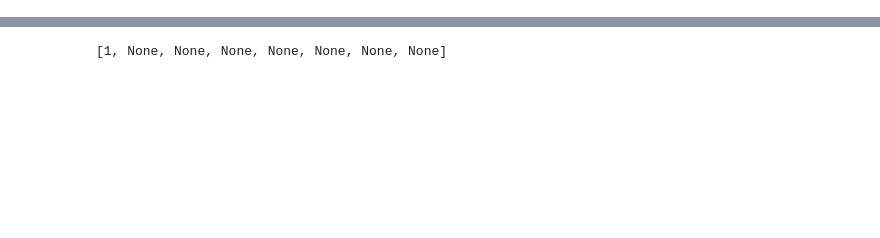
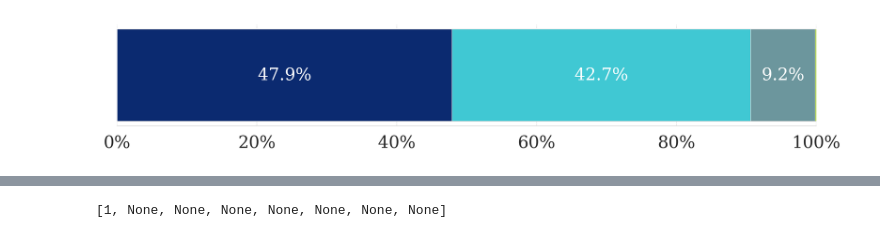
Before and after one commit to filipditrich/master-thesis, a Jupyter notebook: thesis/figures/charts/charts.ipynb, the cells around one changed output, grey strips where cells are left out. Cells and saved outputs as stored; diff of their text form; code cells hidden in the pictures; blank space fills up the shorter version.

```diff
--- a/thesis/figures/charts/charts.ipynb
+++ b/thesis/figures/charts/charts.ipynb
@@ -105,7 +105,7 @@ visual_proportions = df["Visual Proportion"]
 total_values = df["Total Value (CZK)"]
 
 # Create a subplot
-fig, ax = create_subplots(figsize=(10, 4))  # Wider figure for a horizontal bar
+fig, ax = create_subplots(figsize=(10, 2))  # Wider figure for a horizontal bar
 
 # Plot the horizontal 100% stacked bar chart
 left = 0
@@ -124,33 +124,35 @@ for i, (proportion, visual_proportion, method, value, color) in enumerate(
 	# Add proportion and value label inside or outside based on size
 	label_text = f"{proportion * 100:.1f}%"
 	if visual_proportion < 0.03:  # If the segment is small, place the label outside
 		continue
 	else:
 		ax.text(
 			left + visual_proportion / 2,
 			0,
 			label_text,
 			ha='center',
 			va='center',
 			color='white',
 			fontsize=16,
 		)
 	left += visual_proportion
 
 # Customize the axes
 ax.set_xlim(0, 1)
 ax.spines['top'].set_visible(False)
 ax.spines['right'].set_visible(False)
 ax.spines['left'].set_visible(False)
 ax.set_yticks([])  # Remove y-ticks as it is a single bar
 ax.xaxis.set_major_formatter(ticker.FuncFormatter(lambda x, _: f"{int(x * 100)}%"))
 # x-ticks fontsize=16, pad=5
 ax.tick_params(axis='x', which='major', labelsize=16, pad=5)
 # ax.legend(loc='upper center', bbox_to_anchor=(0.5, -0.1), ncol=4, fontsize=10, frameon=False)
 
 plt.tight_layout()
 # plt.show()
 plt.savefig(get_charts_dir("rq2-topup-methods.png"), dpi=300, bbox_inches='tight', pad_inches=0.1)
+# %% [output]
+[figure, added]
 # %%
 import matplotlib.pyplot as plt
 
```
Also changed, not shown: parts of 10 cells of this notebook, 27 other files.
